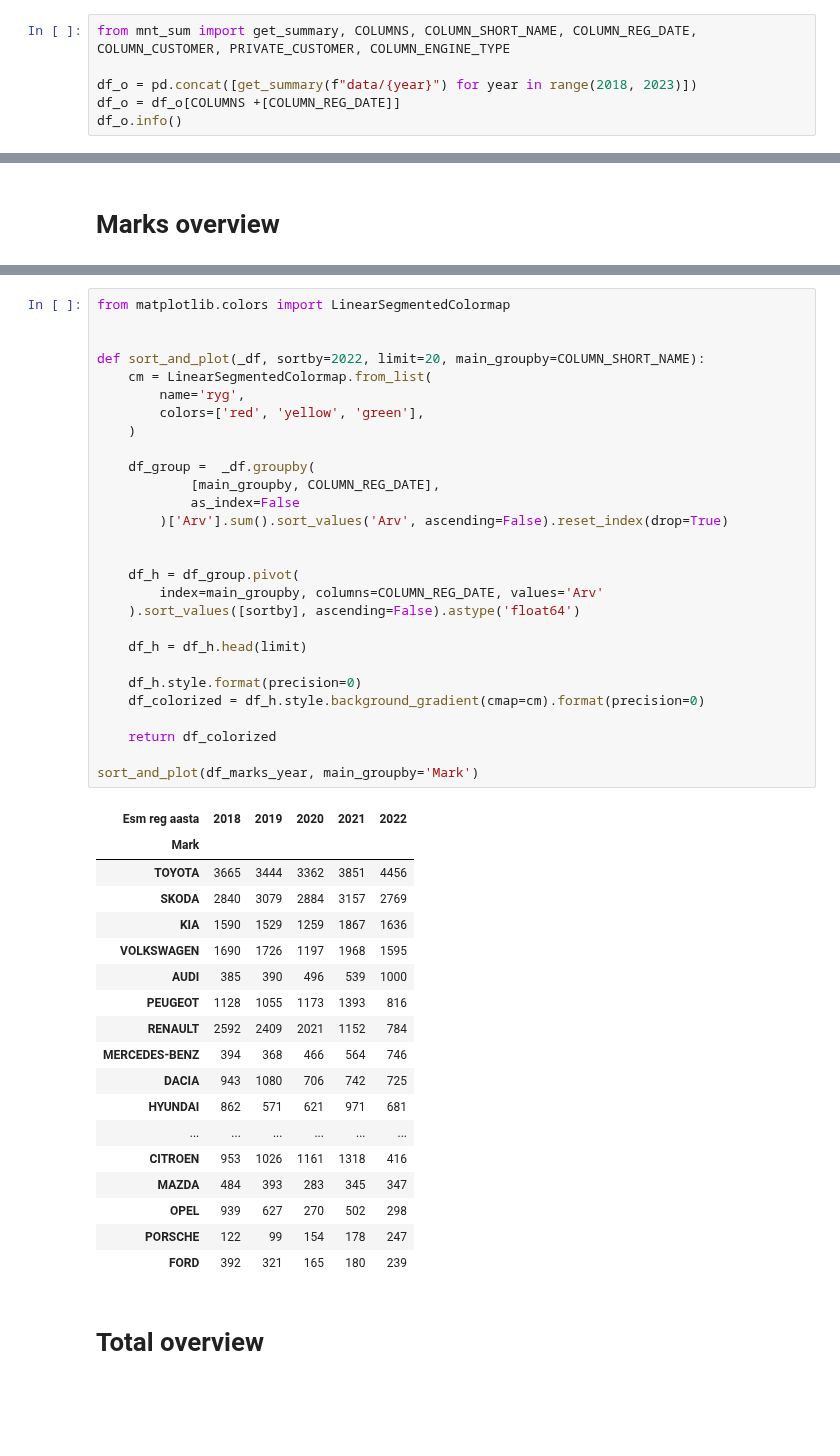
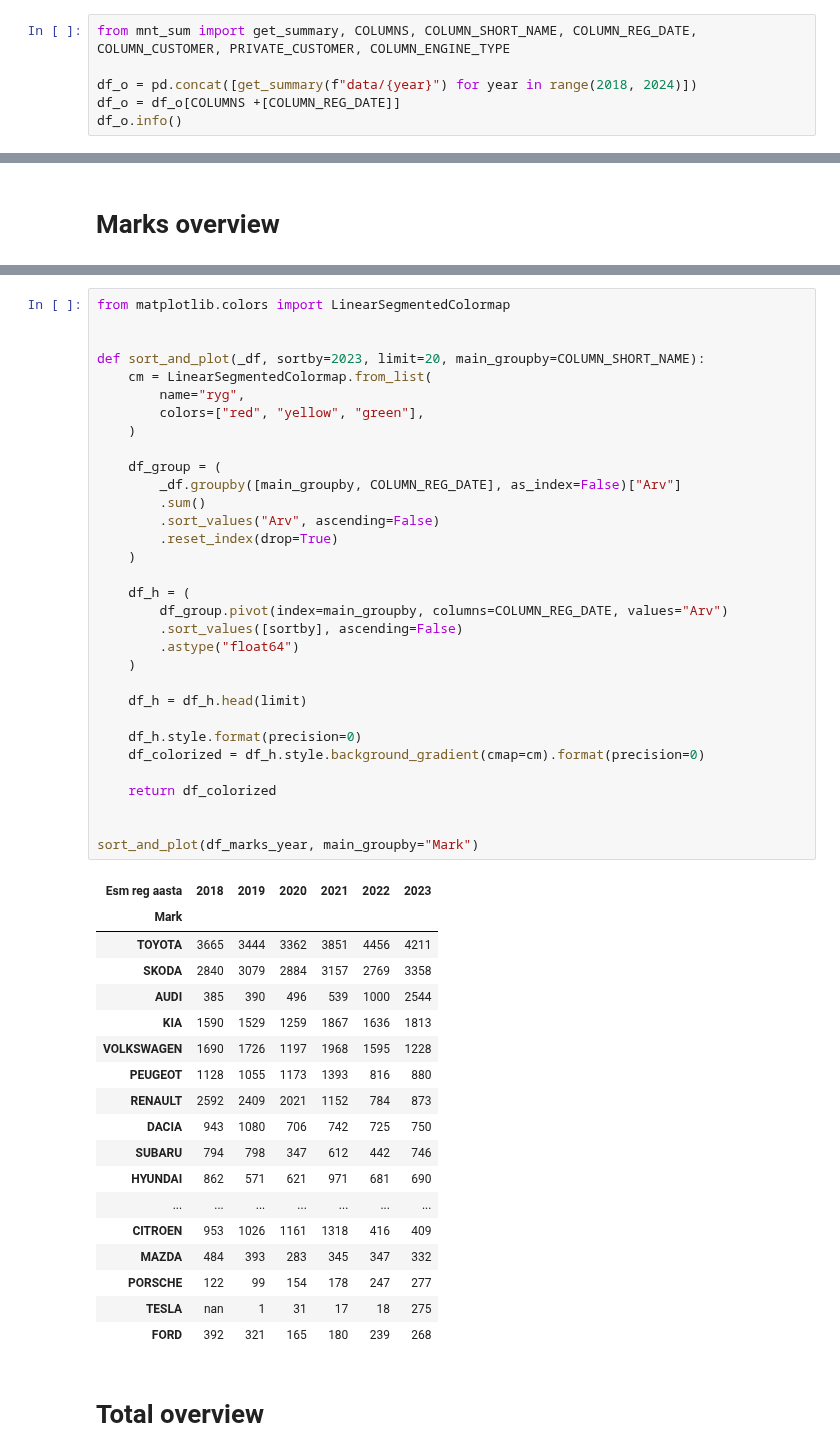
Before and after one commit to kirillstrelkov/playground, a Jupyter notebook: auto/mnt/eesti_history.ipynb, the cells around one changed output, grey strips where cells are left out. Drawn from its saved outputs; the diff is of its cells as text; blank space fills up the shorter version.

Commit message:
feat: mnt add 2023 year

```diff
--- a/auto/mnt/eesti_history.ipynb
+++ b/auto/mnt/eesti_history.ipynb
@@ -19,7 +19,7 @@ import matplotlib.pyplot as plt
 # %%
 from mnt_sum import get_summary, COLUMNS, COLUMN_SHORT_NAME, COLUMN_REG_DATE, COLUMN_CUSTOMER, PRIVATE_CUSTOMER, COLUMN_ENGINE_TYPE
 
-df_o = pd.concat([get_summary(f"data/{year}") for year in range(2018, 2023)])
+df_o = pd.concat([get_summary(f"data/{year}") for year in range(2018, 2024)])
 df_o = df_o[COLUMNS +[COLUMN_REG_DATE]]
 df_o.info()
 # %% [output]
@@ -97,50 +97,54 @@ df_marks_year.head()
 # %%
 from matplotlib.colors import LinearSegmentedColormap
 
 
-def sort_and_plot(_df, sortby=2022, limit=20, main_groupby=COLUMN_SHORT_NAME):
+def sort_and_plot(_df, sortby=2023, limit=20, main_groupby=COLUMN_SHORT_NAME):
     cm = LinearSegmentedColormap.from_list(
-        name='ryg',
-        colors=['red', 'yellow', 'green'],
+        name="ryg",
+        colors=["red", "yellow", "green"],
     )
 
-    df_group =  _df.groupby(
-            [main_groupby, COLUMN_REG_DATE],
-            as_index=False
-        )['Arv'].sum().sort_values('Arv', ascending=False).reset_index(drop=True)
+    df_group = (
+        _df.groupby([main_groupby, COLUMN_REG_DATE], as_index=False)["Arv"]
+        .sum()
+        .sort_values("Arv", ascending=False)
+        .reset_index(drop=True)
+    )
 
-
-    df_h = df_group.pivot(
-        index=main_groupby, columns=COLUMN_REG_DATE, values='Arv'
-    ).sort_values([sortby], ascending=False).astype('float64')
+    df_h = (
+        df_group.pivot(index=main_groupby, columns=COLUMN_REG_DATE, values="Arv")
+        .sort_values([sortby], ascending=False)
+        .astype("float64")
+    )
 
     df_h = df_h.head(limit)
 
     df_h.style.format(precision=0)
     df_colorized = df_h.style.background_gradient(cmap=cm).format(precision=0)
 
     return df_colorized
 
-sort_and_plot(df_marks_year, main_groupby='Mark')
+
+sort_and_plot(df_marks_year, main_groupby="Mark")
 # %% [output]
-| Esm reg aasta | 2018 | 2019 | 2020 | 2021 | 2022 |
-| Mark |  |  |  |  |  |
-| TOYOTA | 3665 | 3444 | 3362 | 3851 | 4456 |
-| SKODA | 2840 | 3079 | 2884 | 3157 | 2769 |
-| KIA | 1590 | 1529 | 1259 | 1867 | 1636 |
-| VOLKSWAGEN | 1690 | 1726 | 1197 | 1968 | 1595 |
-| AUDI | 385 | 390 | 496 | 539 | 1000 |
-| PEUGEOT | 1128 | 1055 | 1173 | 1393 | 816 |
-| RENAULT | 2592 | 2409 | 2021 | 1152 | 784 |
-| MERCEDES-BENZ | 394 | 368 | 466 | 564 | 746 |
-| DACIA | 943 | 1080 | 706 | 742 | 725 |
-| HYUNDAI | 862 | 571 | 621 | 971 | 681 |
-| ... | ... | ... | ... | ... | ... |
-| CITROEN | 953 | 1026 | 1161 | 1318 | 416 |
-| MAZDA | 484 | 393 | 283 | 345 | 347 |
-| OPEL | 939 | 627 | 270 | 502 | 298 |
-| PORSCHE | 122 | 99 | 154 | 178 | 247 |
-| FORD | 392 | 321 | 165 | 180 | 239 |
+| Esm reg aasta | 2018 | 2019 | 2020 | 2021 | 2022 | 2023 |
+| Mark |  |  |  |  |  |  |
+| TOYOTA | 3665 | 3444 | 3362 | 3851 | 4456 | 4211 |
+| SKODA | 2840 | 3079 | 2884 | 3157 | 2769 | 3358 |
+| AUDI | 385 | 390 | 496 | 539 | 1000 | 2544 |
+| KIA | 1590 | 1529 | 1259 | 1867 | 1636 | 1813 |
+| VOLKSWAGEN | 1690 | 1726 | 1197 | 1968 | 1595 | 1228 |
+| PEUGEOT | 1128 | 1055 | 1173 | 1393 | 816 | 880 |
+| RENAULT | 2592 | 2409 | 2021 | 1152 | 784 | 873 |
+| DACIA | 943 | 1080 | 706 | 742 | 725 | 750 |
+| SUBARU | 794 | 798 | 347 | 612 | 442 | 746 |
+| HYUNDAI | 862 | 571 | 621 | 971 | 681 | 690 |
+| ... | ... | ... | ... | ... | ... | ... |
+| CITROEN | 953 | 1026 | 1161 | 1318 | 416 | 409 |
+| MAZDA | 484 | 393 | 283 | 345 | 347 | 332 |
+| PORSCHE | 122 | 99 | 154 | 178 | 247 | 277 |
+| TESLA | nan | 1 | 31 | 17 | 18 | 275 |
+| FORD | 392 | 321 | 165 | 180 | 239 | 268 |
 # %% [markdown]
 # Total overview
 # %%
```
Also changed, not shown: parts of 8 cells of this notebook, 12 other files.
